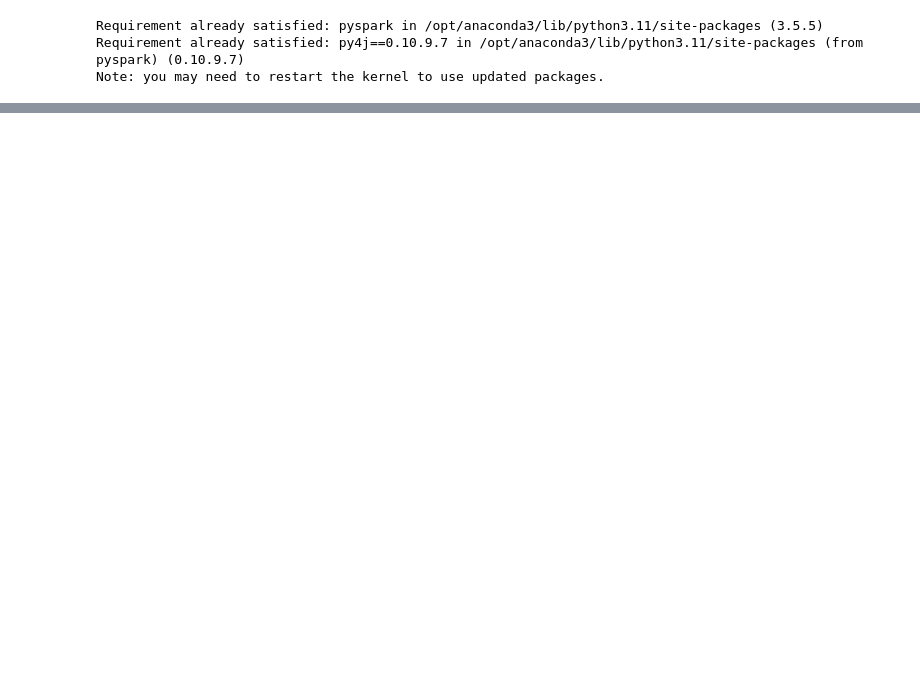
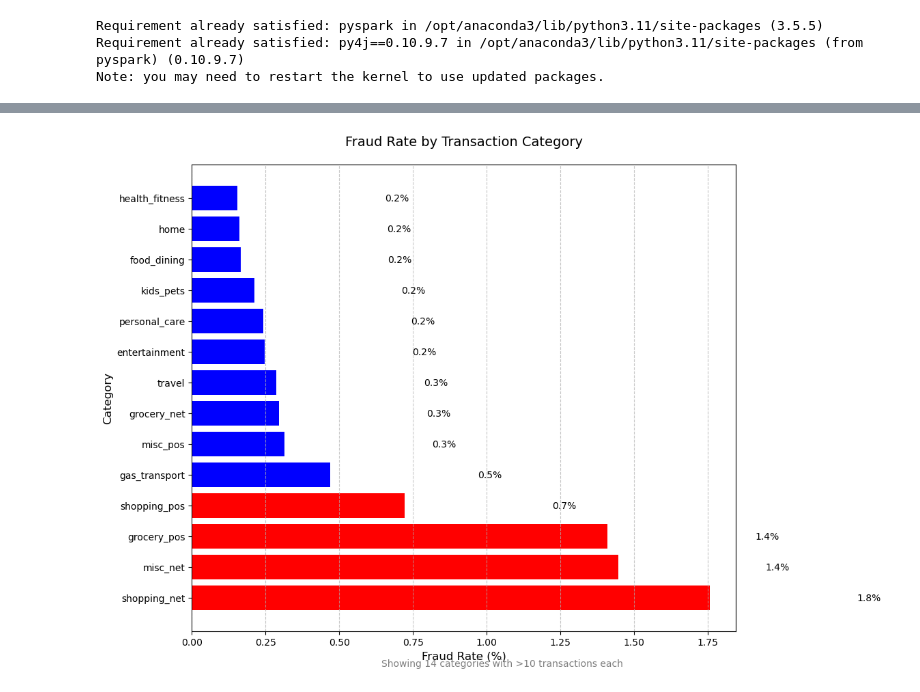
Before and after one commit to ainurafifah00/PySpark_cleaning_and_visualization, a Jupyter notebook: Data Cleaning & Visualization using PySpark.ipynb, the cells around one changed output, grey strips where cells are left out. Drawn from its saved outputs; the diff is of its cells as text; code cells hidden in the pictures; blank space fills up the shorter version.

```diff
--- a/Data Cleaning & Visualization using PySpark.ipynb
+++ b/Data Cleaning & Visualization using PySpark.ipynb
@@ -355,0 +370,45 @@ spark.stop()
+# %%
+from pyspark.sql.functions import col, when, sum, count, avg
+import matplotlib.pyplot as plt
+
+# Calculate fraud rates with proper boolean handling
+category_fraud = df.groupBy("category") \
+    .agg(
+        avg(col("is_fraud_bool").cast("integer")).alias("fraud_rate"),  # More efficient than sum/count
+        count("*").alias("total_transactions")
+    ).orderBy("fraud_rate", ascending=False).toPandas()
+
+# Filter out categories with low transaction counts (optional)
+category_fraud = category_fraud[category_fraud['total_transactions'] > 10]  # Adjust threshold as needed
+
+# Visualization with improved formatting
+plt.figure(figsize=(12, 8))
+bars = plt.barh(
+    category_fraud['category'],
+    category_fraud['fraud_rate']*100,
+    color=['red' if rate > category_fraud['fraud_rate'].mean() else 'blue'
+           for rate in category_fraud['fraud_rate']]
+)
+
+# Add value labels
+for bar in bars:
+    width = bar.get_width()
+    plt.text(width + 0.5,  # x-position
+             bar.get_y() + bar.get_height()/2,  # y-position
+             f'{width:.1f}%',  # text
+             va='center')
+
+plt.title("Fraud Rate by Transaction Category", fontsize=14, pad=20)
+plt.xlabel("Fraud Rate (%)", fontsize=12)
+plt.ylabel("Category", fontsize=12)
+plt.grid(axis='x', linestyle='--', alpha=0.7)
+plt.tight_layout()
+
+# Add footnote about transaction counts
+plt.figtext(0.5, 0.01,
+           f"Showing {len(category_fraud)} categories with >10 transactions each",
+           ha="center", fontsize=10, color='gray')
+
+plt.show()
+# %% [output]
+[figure, added]
```
Also changed, not shown: parts of 10 cells of this notebook.
